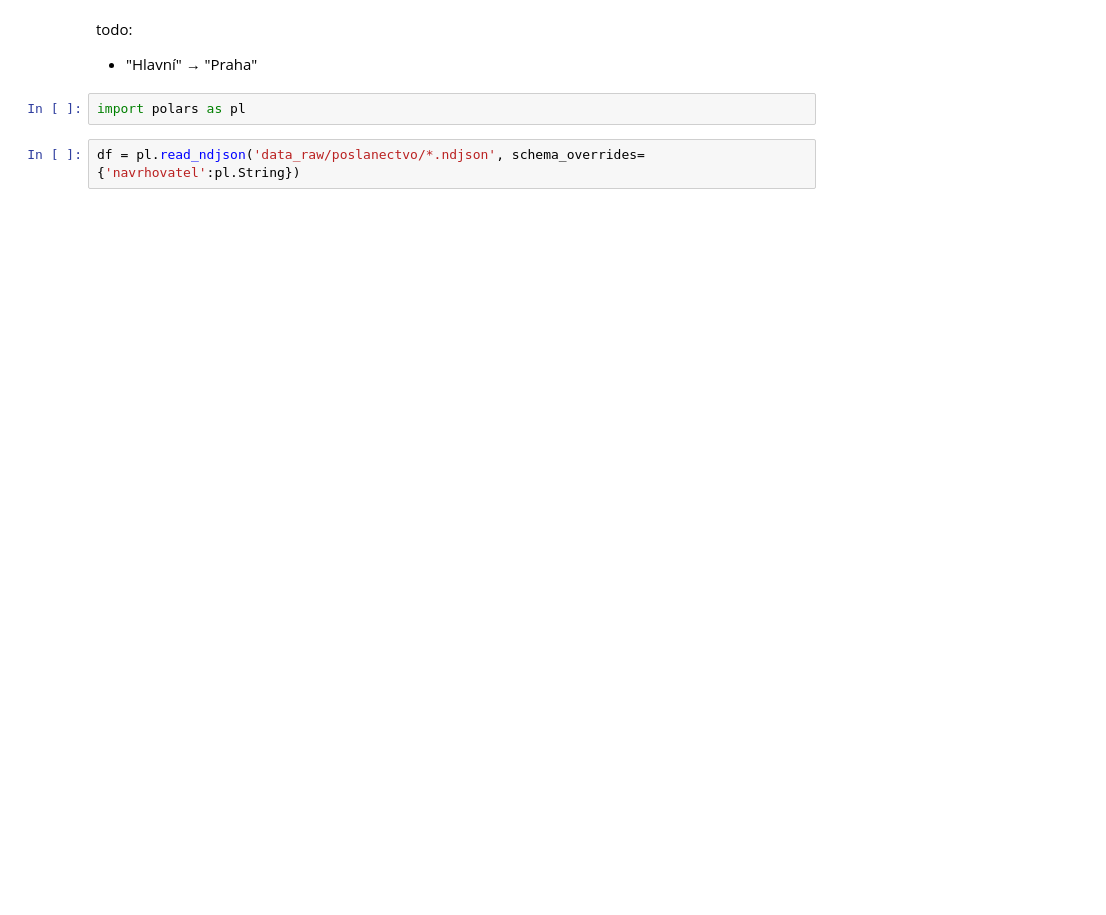
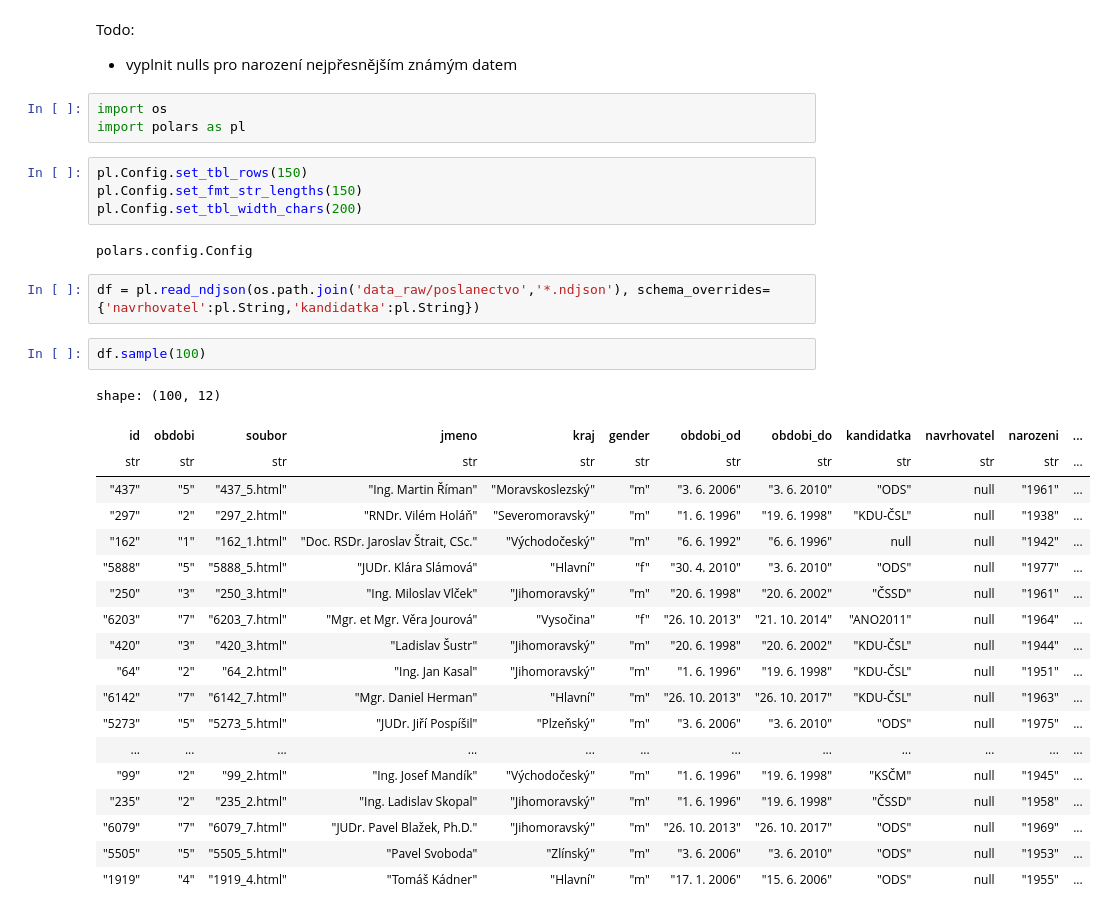
Before and after one commit to DataRozhlas/stenoprotokoly, a Jupyter notebook: 012_cisteni_mluvcich.ipynb, the cells around one changed output. Saved outputs shown, nothing was run; the diff lists cells and outputs as text; blank space fills up the shorter version.

```diff
--- a/012_cisteni_mluvcich.ipynb
+++ b/012_cisteni_mluvcich.ipynb
@@ -1,8 +1,36 @@
-# %% [markdown]
-todo:
-
-- "Hlavní" → "Praha"
+# %% [markdown]
+Todo:
+- vyplnit nulls pro narození nejpřesnějším známým datem
 # %%
+import os
 import polars as pl
+# %%
+pl.Config.set_tbl_rows(150)
+pl.Config.set_fmt_str_lengths(150)
+pl.Config.set_tbl_width_chars(200)
+# %% [output]
+polars.config.Config
 # %%
-df = pl.read_ndjson('data_raw/poslanectvo/*.ndjson', schema_overrides={'navrhovatel':pl.String})
+df = pl.read_ndjson(os.path.join('data_raw/poslanectvo','*.ndjson'), schema_overrides={'navrhovatel':pl.String,'kandidatka':pl.String})
+# %%
+df.sample(100)
+# %% [output]
+shape: (100, 12)
+| id | obdobi | soubor | jmeno | kraj | gender | obdobi_od | obdobi_do | kandidatka | navrhovatel | narozeni | ... |
+| str | str | str | str | str | str | str | str | str | str | str | ... |
+| "437" | "5" | "437_5.html" | "Ing. Martin Říman" | "Moravskoslezský" | "m" | "3. 6. 2006" | "3. 6. 2010" | "ODS" | null | "1961" | ... |
+| "297" | "2" | "297_2.html" | "RNDr. Vilém Holáň" | "Severomoravský" | "m" | "1. 6. 1996" | "19. 6. 1998" | "KDU-ČSL" | null | "1938" | ... |
+| "162" | "1" | "162_1.html" | "Doc. RSDr. Jaroslav Štrait, CSc." | "Východočeský" | "m" | "6. 6. 1992" | "6. 6. 1996" | null | null | "1942" | ... |
+| "5888" | "5" | "5888_5.html" | "JUDr. Klára Slámová" | "Hlavní" | "f" | "30. 4. 2010" | "3. 6. 2010" | "ODS" | null | "1977" | ... |
+| "250" | "3" | "250_3.html" | "Ing. Miloslav Vlček" | "Jihomoravský" | "m" | "20. 6. 1998" | "20. 6. 2002" | "ČSSD" | null | "1961" | ... |
+| "6203" | "7" | "6203_7.html" | "Mgr. et Mgr. Věra Jourová" | "Vysočina" | "f" | "26. 10. 2013" | "21. 10. 2014" | "ANO2011" | null | "1964" | ... |
+| "420" | "3" | "420_3.html" | "Ladislav Šustr" | "Jihomoravský" | "m" | "20. 6. 1998" | "20. 6. 2002" | "KDU-ČSL" | null | "1944" | ... |
+| "64" | "2" | "64_2.html" | "Ing. Jan Kasal" | "Jihomoravský" | "m" | "1. 6. 1996" | "19. 6. 1998" | "KDU-ČSL" | null | "1951" | ... |
+| "6142" | "7" | "6142_7.html" | "Mgr. Daniel Herman" | "Hlavní" | "m" | "26. 10. 2013" | "26. 10. 2017" | "KDU-ČSL" | null | "1963" | ... |
+| "5273" | "5" | "5273_5.html" | "JUDr. Jiří Pospíšil" | "Plzeňský" | "m" | "3. 6. 2006" | "3. 6. 2010" | "ODS" | null | "1975" | ... |
+| ... | ... | ... | ... | ... | ... | ... | ... | ... | ... | ... | ... |
+| "99" | "2" | "99_2.html" | "Ing. Josef Mandík" | "Východočeský" | "m" | "1. 6. 1996" | "19. 6. 1998" | "KSČM" | null | "1945" | ... |
+| "235" | "2" | "235_2.html" | "Ing. Ladislav Skopal" | "Jihomoravský" | "m" | "1. 6. 1996" | "19. 6. 1998" | "ČSSD" | null | "1958" | ... |
+| "6079" | "7" | "6079_7.html" | "JUDr. Pavel Blažek, Ph.D." | "Jihomoravský" | "m" | "26. 10. 2013" | "26. 10. 2017" | "ODS" | null | "1969" | ... |
+| "5505" | "5" | "5505_5.html" | "Pavel Svoboda" | "Zlínský" | "m" | "3. 6. 2006" | "3. 6. 2010" | "ODS" | null | "1953" | ... |
+| "1919" | "4" | "1919_4.html" | "Tomáš Kádner" | "Hlavní" | "m" | "17. 1. 2006" | "15. 6. 2006" | "ODS" | null | "1955" | ... |
```
Also changed, not shown: parts of 19 cells of this notebook, 5 other files.
